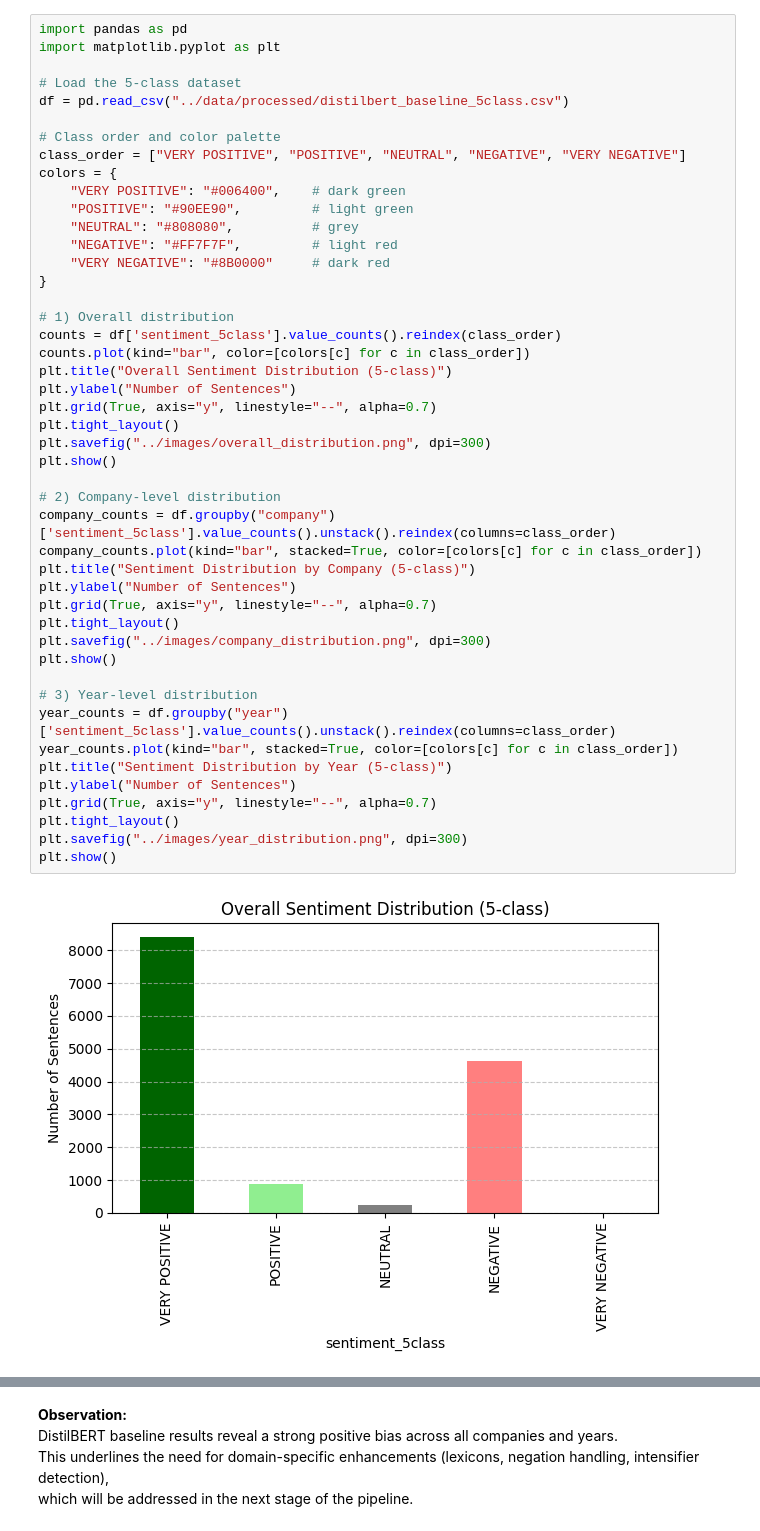
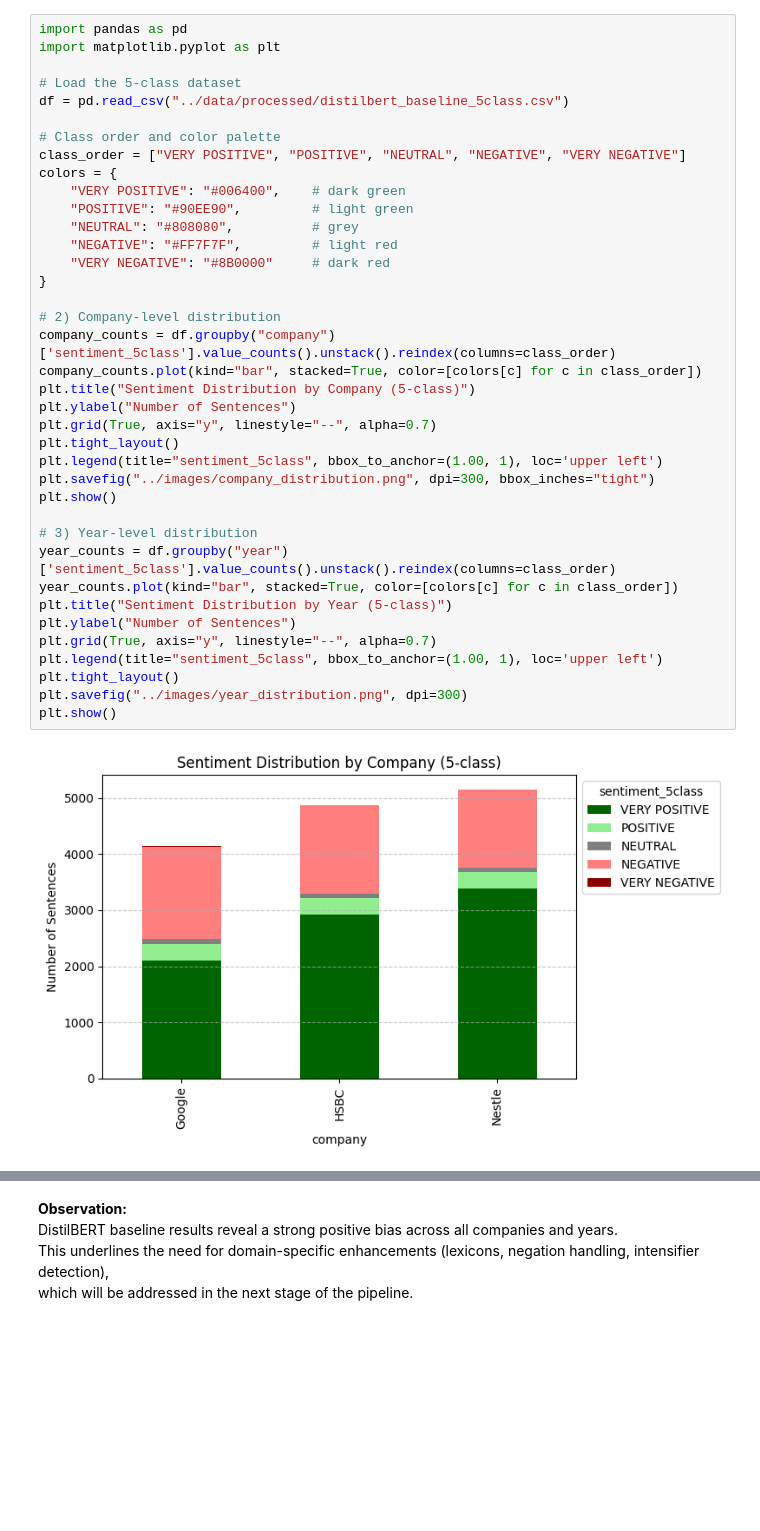
Before and after one commit to erenbg1/hybrid-esg-sentiment, a Jupyter notebook: notebooks/03a_baseline_analysis.ipynb, the cells around one changed output, grey strips where cells are left out. Saved outputs shown, nothing was run; the diff lists cells and outputs as text; blank space fills up the shorter version.

```diff
--- a/notebooks/03a_baseline_analysis.ipynb
+++ b/notebooks/03a_baseline_analysis.ipynb
@@ -18,42 +17,34 @@ df = pd.read_csv("../data/processed/distilbert_baseline_5class.csv")
 
 # Class order and color palette
 class_order = ["VERY POSITIVE", "POSITIVE", "NEUTRAL", "NEGATIVE", "VERY NEGATIVE"]
 colors = {
     "VERY POSITIVE": "#006400",    # dark green
     "POSITIVE": "#90EE90",         # light green
     "NEUTRAL": "#808080",          # grey
     "NEGATIVE": "#FF7F7F",         # light red
     "VERY NEGATIVE": "#8B0000"     # dark red
 }
 
-# 1) Overall distribution
-counts = df['sentiment_5class'].value_counts().reindex(class_order)
-counts.plot(kind="bar", color=[colors[c] for c in class_order])
-plt.title("Overall Sentiment Distribution (5-class)")
-plt.ylabel("Number of Sentences")
-plt.grid(True, axis="y", linestyle="--", alpha=0.7)
-plt.tight_layout()
-plt.savefig("../images/overall_distribution.png", dpi=300)
-plt.show()
-
 # 2) Company-level distribution
 company_counts = df.groupby("company")['sentiment_5class'].value_counts().unstack().reindex(columns=class_order)
 company_counts.plot(kind="bar", stacked=True, color=[colors[c] for c in class_order])
 plt.title("Sentiment Distribution by Company (5-class)")
 plt.ylabel("Number of Sentences")
 plt.grid(True, axis="y", linestyle="--", alpha=0.7)
 plt.tight_layout()
-plt.savefig("../images/company_distribution.png", dpi=300)
+plt.legend(title="sentiment_5class", bbox_to_anchor=(1.00, 1), loc='upper left')
+plt.savefig("../images/company_distribution.png", dpi=300, bbox_inches="tight")
 plt.show()
 
 # 3) Year-level distribution
 year_counts = df.groupby("year")['sentiment_5class'].value_counts().unstack().reindex(columns=class_order)
 year_counts.plot(kind="bar", stacked=True, color=[colors[c] for c in class_order])
 plt.title("Sentiment Distribution by Year (5-class)")
 plt.ylabel("Number of Sentences")
 plt.grid(True, axis="y", linestyle="--", alpha=0.7)
+plt.legend(title="sentiment_5class", bbox_to_anchor=(1.00, 1), loc='upper left')
 plt.tight_layout()
 plt.savefig("../images/year_distribution.png", dpi=300)
 plt.show()
 # %% [output]
-[figure, old version]
+[figure, new version]
```
Also changed, not shown: parts of 2 cells of this notebook, 10 other files.
